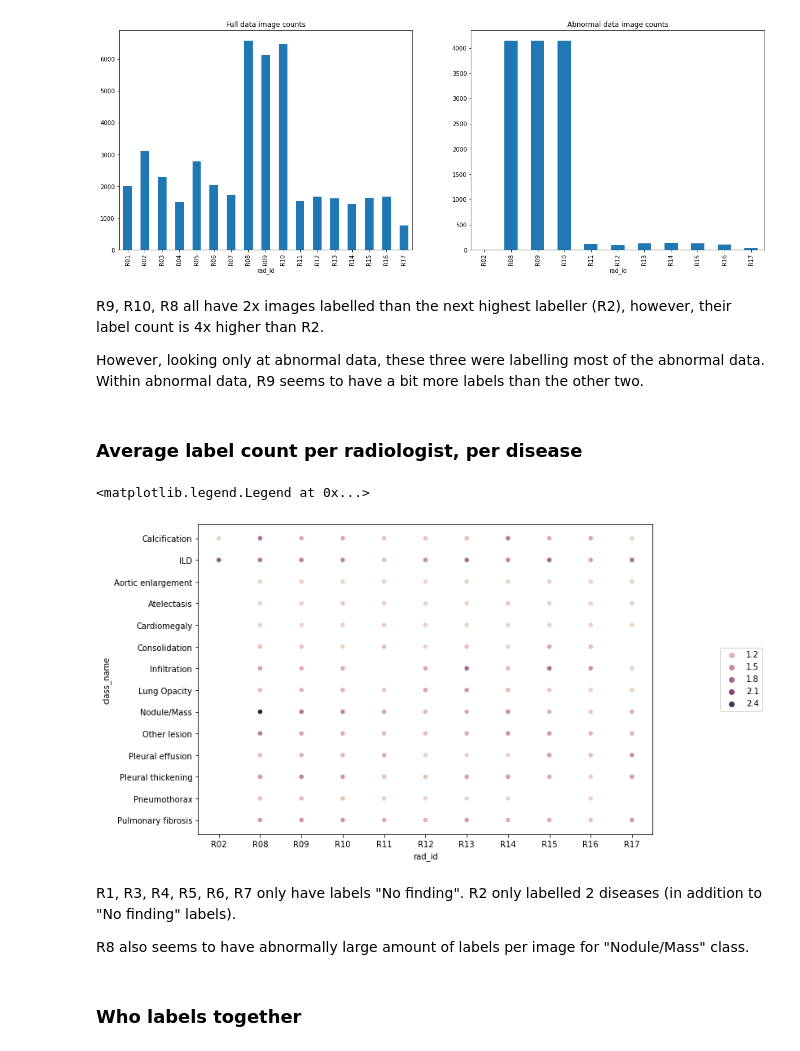
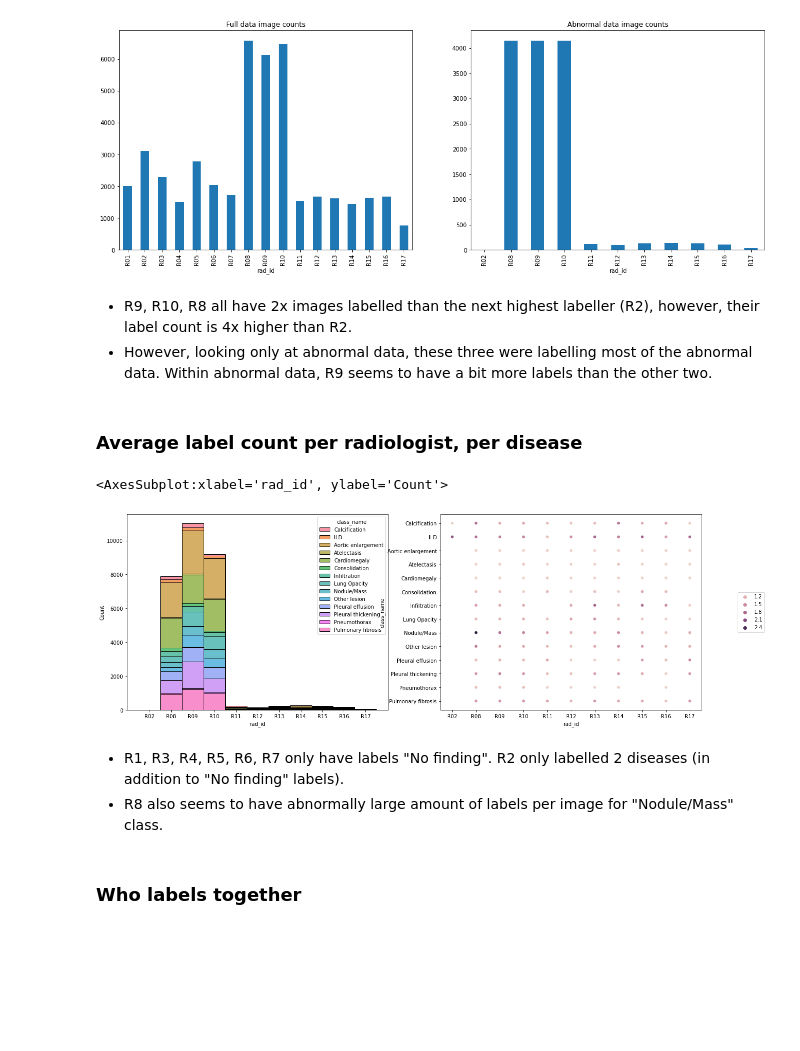
Before and after one commit to Witalia008/kaggle-public, a Jupyter notebook: vinbigdata-chest-xray-abnormalities-detection/vbd-chest-xray-eda.ipynb, the cells around one changed output. Saved outputs shown, nothing was run; the diff lists cells and outputs as text; code cells hidden in the pictures; blank space fills up the shorter version.

Commit message:
Add better bbox analysis with heatmaps, other stats for diseases.

```diff
--- a/vinbigdata-chest-xray-abnormalities-detection/vbd-chest-xray-eda.ipynb
+++ b/vinbigdata-chest-xray-abnormalities-detection/vbd-chest-xray-eda.ipynb
@@ -84,24 +125,26 @@ plot_image_counts(ax[1], train_data_abnormal, "Abnormal data image counts")
 # %% [output]
 [figure]
 # %% [markdown]
-R9, R10, R8 all have 2x images labelled than the next highest labeller (R2), however, their label count is 4x higher than R2.
-
-However, looking only at abnormal data, these three were labelling most of the abnormal data. Within abnormal data, R9 seems to have a bit more labels than the other two.
+* R9, R10, R8 all have 2x images labelled than the next highest labeller (R2), however, their label count is 4x higher than R2.
+* However, looking only at abnormal data, these three were labelling most of the abnormal data. Within abnormal data, R9 seems to have a bit more labels than the other two.
 # %% [markdown]
 ### Average label count per radiologist, per disease
 # %%
 rad_stats_labels = train_data_abnormal[["image_id", "rad_id", "class_name"]]
 rad_stats_labels = rad_stats_labels.groupby(["rad_id", "class_name"]).image_id.agg(lambda images: images.value_counts().mean())
-_, ax = plt.subplots(figsize=(10, 7))
-g = sns.scatterplot(data=rad_stats_labels.sort_index().reset_index(), x="rad_id", y="class_name", hue="image_id", ax=ax)
+_, ax = plt.subplots(1, 2, figsize=(20, 7))
+g = sns.scatterplot(data=rad_stats_labels.sort_index().reset_index(), x="rad_id", y="class_name", hue="image_id", ax=ax[1])
 g.legend(loc='center right', bbox_to_anchor=(1.25, 0.5), ncol=1)
+
+rad_stats_labels = train_data_abnormal[["image_id", "rad_id", "class_name"]]
+rad_stats_labels = rad_stats_labels.groupby(["rad_id", "class_name"]).image_id.agg(lambda images: images.nunique())
+sns.histplot(data=rad_stats_labels.reset_index(), x="rad_id", hue="class_name", weights="image_id", multiple="stack", ax=ax[0])
 # %% [output]
-<matplotlib.legend.Legend at 0x...>
+<AxesSubplot:xlabel='rad_id', ylabel='Count'>
-[figure, old version]
+[figure, new version]
 # %% [markdown]
-R1, R3, R4, R5, R6, R7 only have labels "No finding". R2 only labelled 2 diseases (in addition to "No finding" labels).
-
-R8 also seems to have abnormally large amount of labels per image for "Nodule/Mass" class.
+* R1, R3, R4, R5, R6, R7 only have labels "No finding". R2 only labelled 2 diseases (in addition to "No finding" labels).
+* R8 also seems to have abnormally large amount of labels per image for "Nodule/Mass" class.
 # %% [markdown]
 ### Who labels together
 # %%
```
Also changed, not shown: parts of 23 cells of this notebook.
